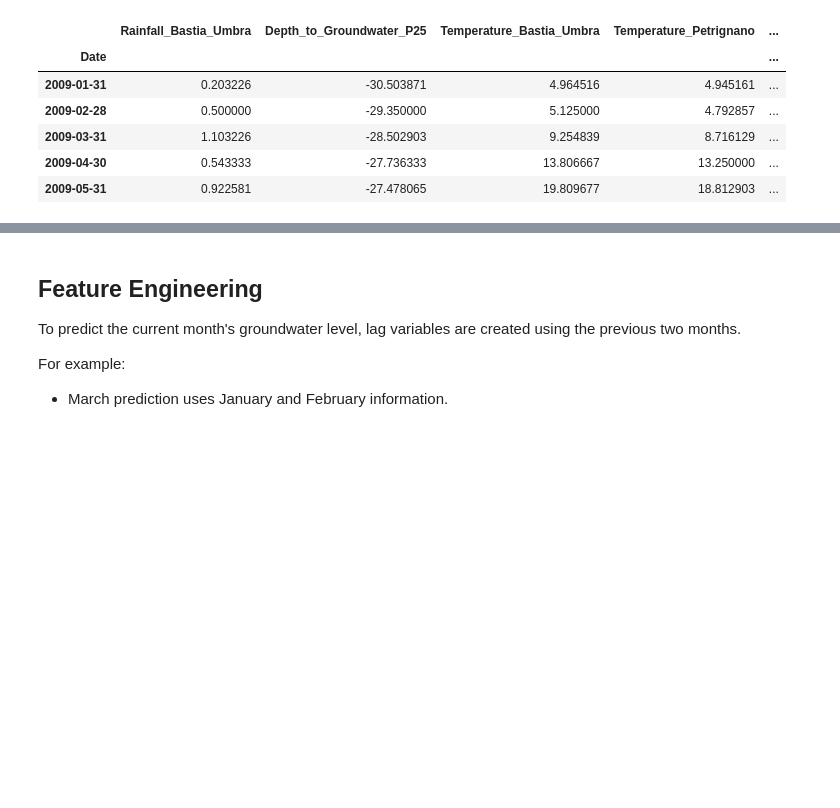
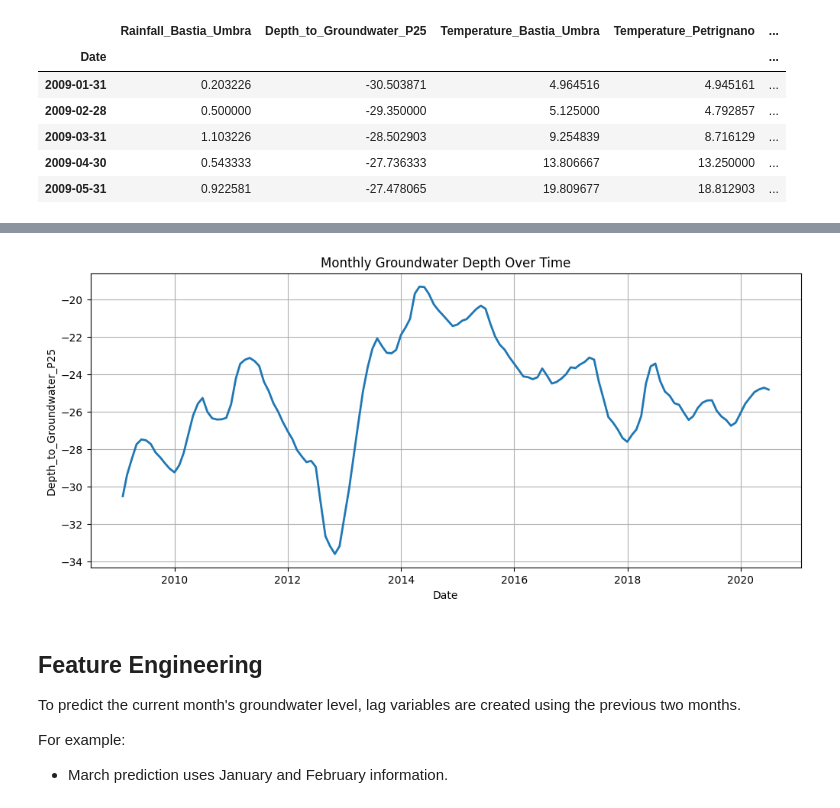
Before and after one commit to asternoeld/practical-ml-25-26, a Jupyter notebook: assignment2/assignment2.ipynb, the cells around one changed output, grey strips where cells are left out. Cells and saved outputs as stored; diff of their text form; code cells hidden in the pictures; blank space fills up the shorter version.

Commit message:
final changes (added graph, changed predictors section, etc.,)

```diff
--- a/assignment2/assignment2.ipynb
+++ b/assignment2/assignment2.ipynb
@@ -119,3 +128,24 @@ Monthly shape: (138, 6)
+# %%
+# prompt: create a simple time-series graph of monthly groundwater depth
+
+import matplotlib.pyplot as plt
+
+plt.figure(figsize=(12,5))
+
+plt.plot(
+    df_monthly.index,
+    df_monthly["Depth_to_Groundwater_P25"],
+    linewidth=2
+)
+
+plt.title("Monthly Groundwater Depth Over Time")
+plt.xlabel("Date")
+plt.ylabel("Depth_to_Groundwater_P25")
+plt.grid(True)
+
+plt.show()
+# %% [output]
+[figure, added]
 # %% [markdown]
 ## Feature Engineering
 
```
Also changed, not shown: parts of 11 cells of this notebook.
